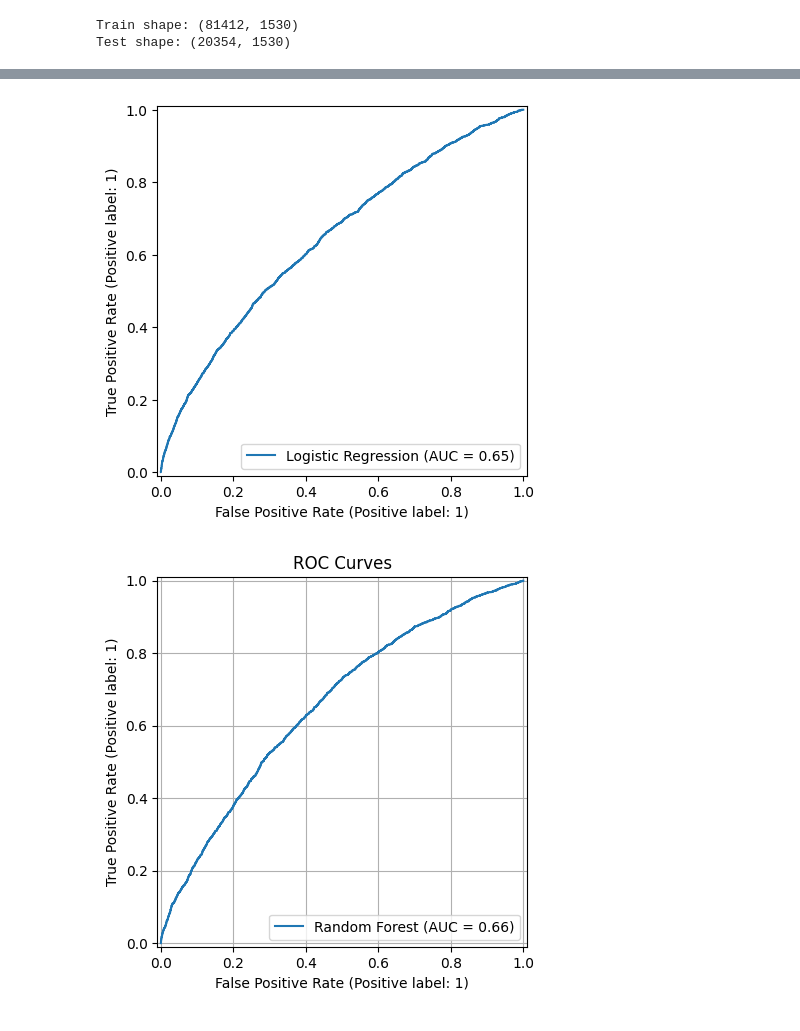
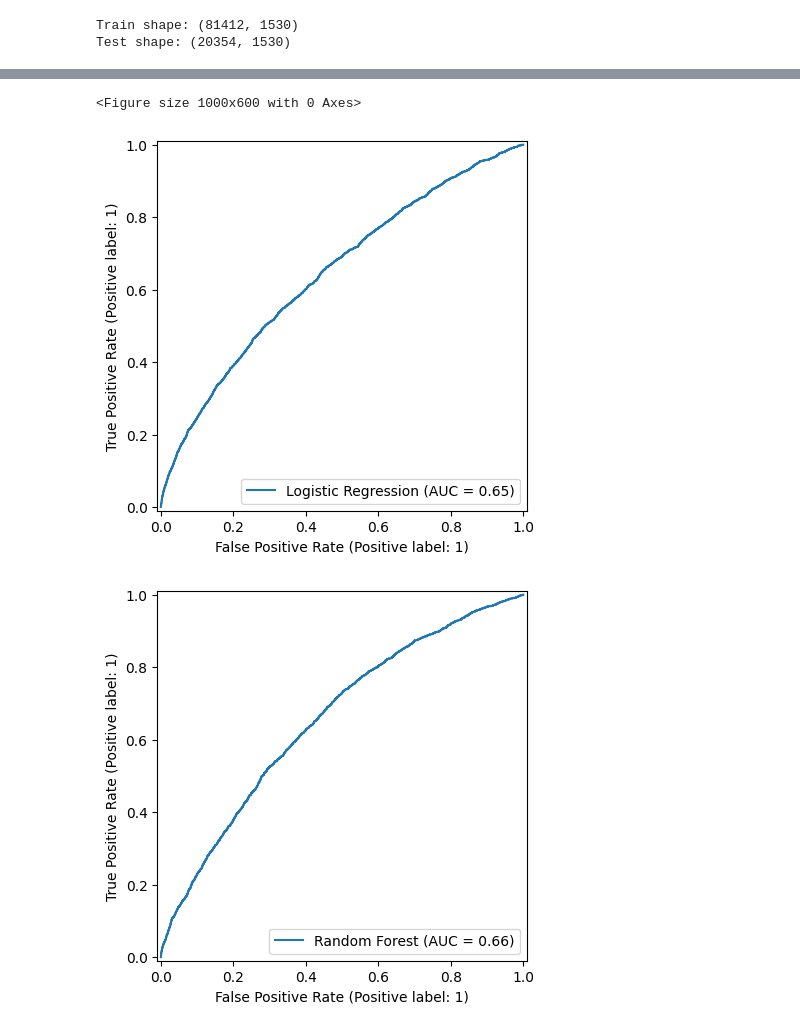
Before and after one commit to shrey-Bish/explainable-health-optimizer, a Jupyter notebook: notebooks/02_model_training.ipynb, the cells around one changed output, grey strips where cells are left out. Saved outputs shown, nothing was run; the diff lists cells and outputs as text; code cells hidden in the pictures.

Commit message:
enhanced the UI and added two models

```diff
--- a/notebooks/02_model_training.ipynb
+++ b/notebooks/02_model_training.ipynb
@@ -84,18 +69,21 @@ ROC AUC Score: 0.6457697032955796
 # %%
-### 6. Random Forest Model
+### 5. Train, Evaluate, and Store Each Model
+for name, model in models.items():
+    print(f"\n🔍 Training {name}...")
+    model.fit(X_train, y_train)
 
-rf = RandomForestClassifier(
-    n_estimators=100,
-    max_depth=10,
-    random_state=RANDOM_SEED,
-    class_weight='balanced'
-)
-rf.fit(X_train, y_train)
+    y_pred = model.predict(X_test)
+    y_prob = model.predict_proba(X_test)[:, 1]
 
-y_pred_rf = rf.predict(X_test)
-y_prob_rf = rf.predict_proba(X_test)[:, 1]
+    print(f"{name} Classification Report:")
+    print(classification_report(y_test, y_pred))
+    auc = roc_auc_score(y_test, y_prob)
+    print(f"{name} ROC AUC Score: {auc:.4f}")
 
-print("Random Forest Report:")
-print(classification_report(y_test, y_pred_rf))
-print("ROC AUC Score:", roc_auc_score(y_test, y_prob_rf))
+    results[name] = {
+        "model": model,
+        "y_pred": y_pred,
+        "y_prob": y_prob,
+        "roc_auc": auc
+    }
 # %% [output]
@@ -113,11 +127,12 @@ ROC AUC Score: 0.656853922247512
 # %%
-### 7. ROC Curves for Comparison
-
-RocCurveDisplay.from_estimator(logreg, X_test, y_test, name='Logistic Regression')
-RocCurveDisplay.from_estimator(rf, X_test, y_test, name='Random Forest')
-plt.title("ROC Curves")
+### 6. Plot ROC Curves
+plt.figure(figsize=(10, 6))
+for name, res in results.items():
+    RocCurveDisplay.from_predictions(y_test, res['y_prob'], name=name)
+plt.title("ROC Curve Comparison")
 plt.grid()
 plt.show()
 # %% [output]
+<Figure size 1000x600 with 0 Axes>
 [figure]
-[figure, old version]
+[figure, new version]
```
Also changed, not shown: parts of 6 cells of this notebook, 7 other files.
